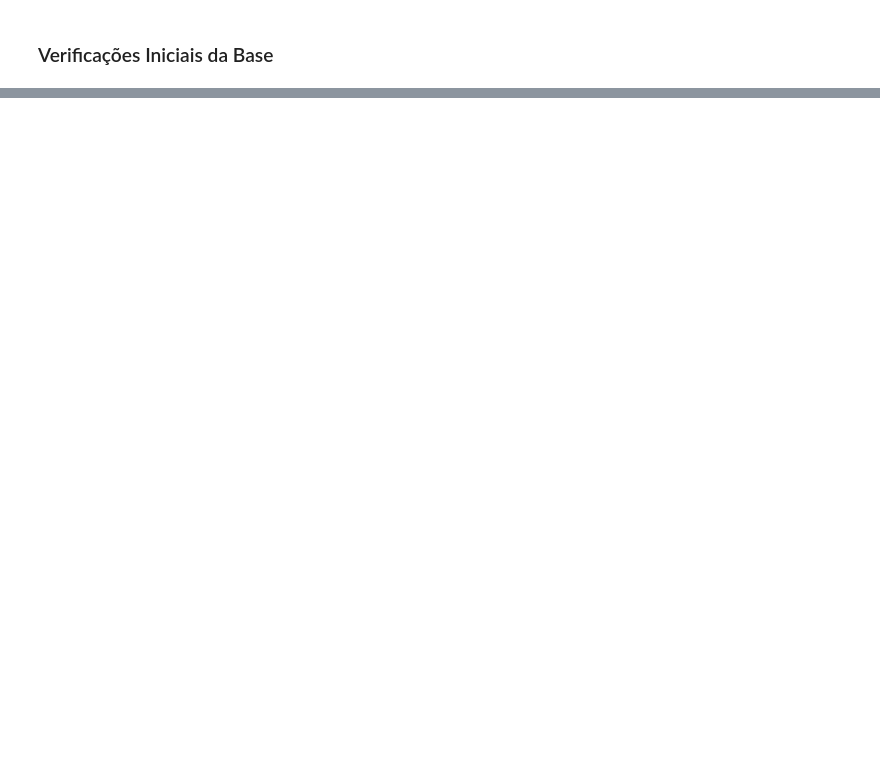
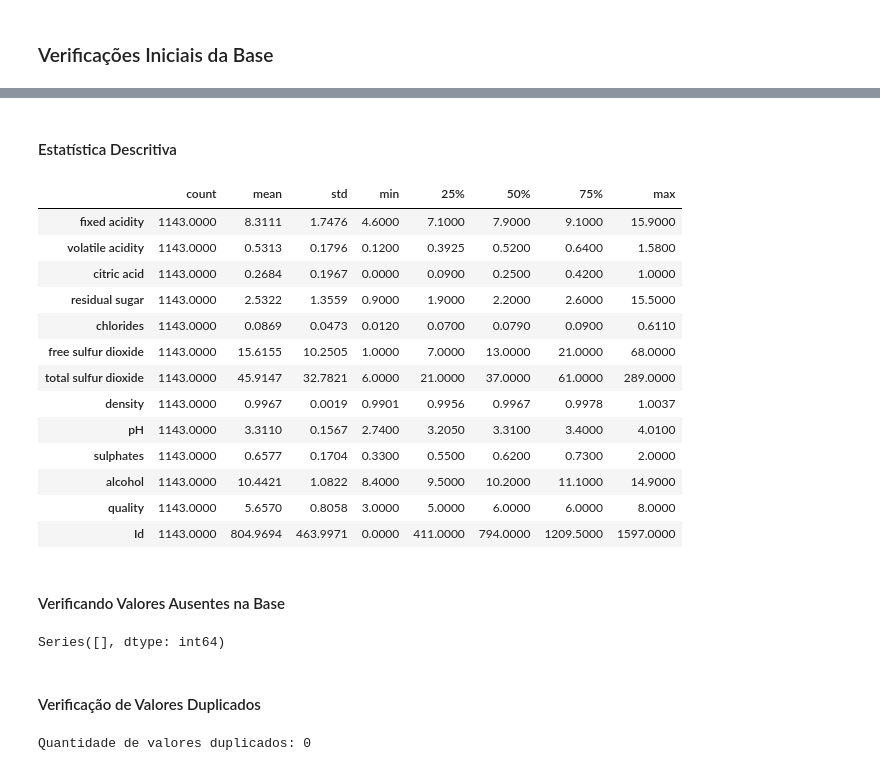
Before and after one commit to bruno88rick/wine-quality-classification, a Jupyter notebook: notebooks/wine_classification.ipynb, the cells around one changed output, grey strips where cells are left out. Cells and saved outputs as stored; diff of their text form; code cells hidden in the pictures; blank space fills up the shorter version.

Commit message:
Tentando analisar os dados da base - EDA

```diff
--- a/notebooks/wine_classification.ipynb
+++ b/notebooks/wine_classification.ipynb
@@ -99,0 +149,34 @@ Shape da base: (1143, 13)
+# %% [markdown]
+#### Estatística Descritiva
+# %%
+df.describe().T
+# %% [output]
+|  | count | mean | std | min | 25% | 50% | 75% | max |
+| fixed acidity | 1143.0000 | 8.3111 | 1.7476 | 4.6000 | 7.1000 | 7.9000 | 9.1000 | 15.9000 |
+| volatile acidity | 1143.0000 | 0.5313 | 0.1796 | 0.1200 | 0.3925 | 0.5200 | 0.6400 | 1.5800 |
+| citric acid | 1143.0000 | 0.2684 | 0.1967 | 0.0000 | 0.0900 | 0.2500 | 0.4200 | 1.0000 |
+| residual sugar | 1143.0000 | 2.5322 | 1.3559 | 0.9000 | 1.9000 | 2.2000 | 2.6000 | 15.5000 |
+| chlorides | 1143.0000 | 0.0869 | 0.0473 | 0.0120 | 0.0700 | 0.0790 | 0.0900 | 0.6110 |
+| free sulfur dioxide | 1143.0000 | 15.6155 | 10.2505 | 1.0000 | 7.0000 | 13.0000 | 21.0000 | 68.0000 |
+| total sulfur dioxide | 1143.0000 | 45.9147 | 32.7821 | 6.0000 | 21.0000 | 37.0000 | 61.0000 | 289.0000 |
+| density | 1143.0000 | 0.9967 | 0.0019 | 0.9901 | 0.9956 | 0.9967 | 0.9978 | 1.0037 |
+| pH | 1143.0000 | 3.3110 | 0.1567 | 2.7400 | 3.2050 | 3.3100 | 3.4000 | 4.0100 |
+| sulphates | 1143.0000 | 0.6577 | 0.1704 | 0.3300 | 0.5500 | 0.6200 | 0.7300 | 2.0000 |
+| alcohol | 1143.0000 | 10.4421 | 1.0822 | 8.4000 | 9.5000 | 10.2000 | 11.1000 | 14.9000 |
+| quality | 1143.0000 | 5.6570 | 0.8058 | 3.0000 | 5.0000 | 6.0000 | 6.0000 | 8.0000 |
+| Id | 1143.0000 | 804.9694 | 463.9971 | 0.0000 | 411.0000 | 794.0000 | 1209.5000 | 1597.0000 |
+# %% [markdown]
+#### Verificando Valores Ausentes na Base
+# %%
+missing_values = df.isnull().sum().sort_values(ascending=False)
+missing_values[missing_values > 0]
+# %% [output]
+Series([], dtype: int64)
+# %% [markdown]
+#### Verificação de Valores Duplicados
+# %%
+#### Verificação de Valores Duplicados
+duplicate_values = df.duplicated().sum()
+print(f"Quantidade de valores duplicados: {duplicate_values}")
+# %% [output]
+Quantidade de valores duplicados: 0
```
Also changed, not shown: parts of 9 cells of this notebook.
